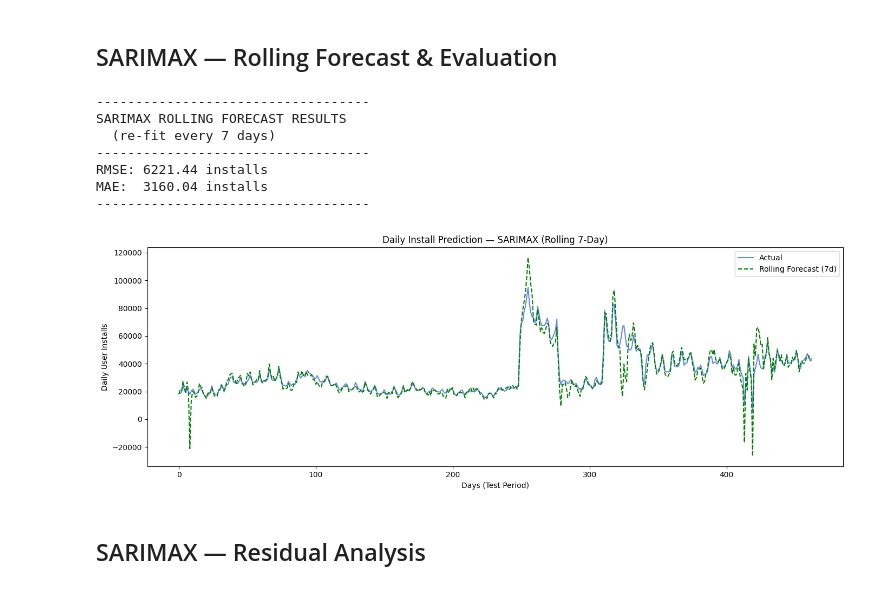
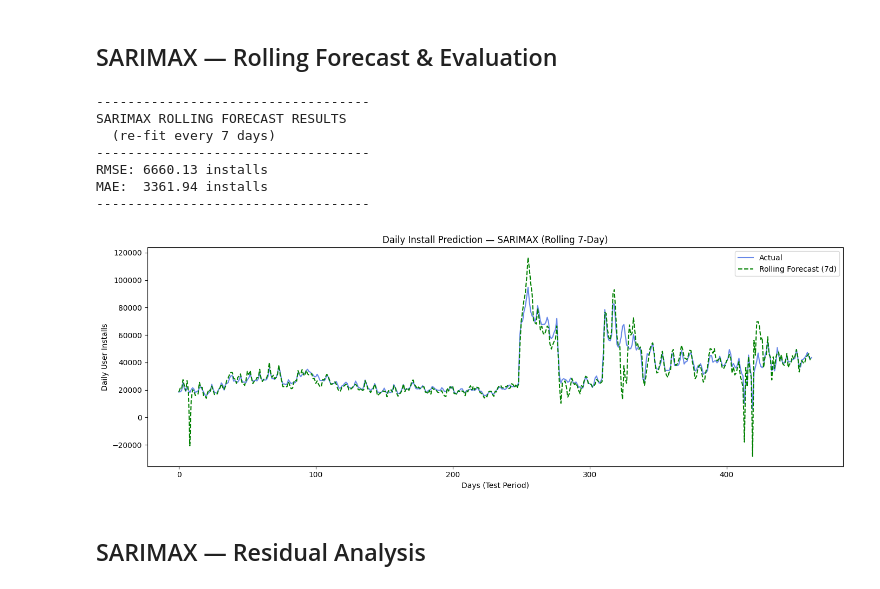
Before and after one commit to Junaidsgs/IPM, a Jupyter notebook: code/models/arima/arima_family.ipynb, the cells around one changed output. Cells and saved outputs as stored; diff of their text form; code cells hidden in the pictures.

```diff
--- a/code/models/arima/arima_family.ipynb
+++ b/code/models/arima/arima_family.ipynb
@@ -477,30 +484,19 @@ Warnings:
 [2] Covariance matrix is singular or near-singular, with condition number 7.04e+21. Standard errors may be unstable.
 # %% [markdown]
 ## SARIMAX — Rolling Forecast & Evaluation
-# %%
-def _sarimax_fit_fn(history_y, history_X, steps, chunk_X):
-    m = SARIMAX(
-        history_y,
-        exog=history_X,
-        order=(xp, xd, xq),
-        seasonal_order=(xP, xD, xQ, xs),
-        enforce_stationarity=False,
-        enforce_invertibility=False,
-    ).fit(disp=False)
-    return m.forecast(steps=steps, exog=chunk_X)
-
-sarimax_preds              = rolling_forecast(_sarimax_fit_fn, y_train, y_test,
-                                              exog_train=X_train, exog_test=X_test)
-sarimax_rmse, sarimax_mae = evaluate_and_plot("SARIMAX", y_test, sarimax_preds, color="green")
-# %% [output]
------------------------------------
-SARIMAX ROLLING FORECAST RESULTS
-  (re-fit every 7 days)
------------------------------------
-RMSE: 6221.44 installs
-MAE:  3160.04 installs
------------------------------------
-[figure, removed]
+# %%
+sarimax_preds              = rolling_forecast_no_refit(sarimax_fit, y_test,
+                                              exog_test=X_test)
+sarimax_rmse, sarimax_mae = evaluate_and_plot("SARIMAX", y_test, sarimax_preds, color="green")
+# %% [output]
+-----------------------------------
+SARIMAX ROLLING FORECAST RESULTS
+  (re-fit every 7 days)
+-----------------------------------
+RMSE: 6660.13 installs
+MAE:  3361.94 installs
+-----------------------------------
+[figure, added]
 # %% [markdown]
 ## SARIMAX — Residual Analysis
 # %%
```
Also changed, not shown: parts of 12 cells of this notebook, 21 other files.
